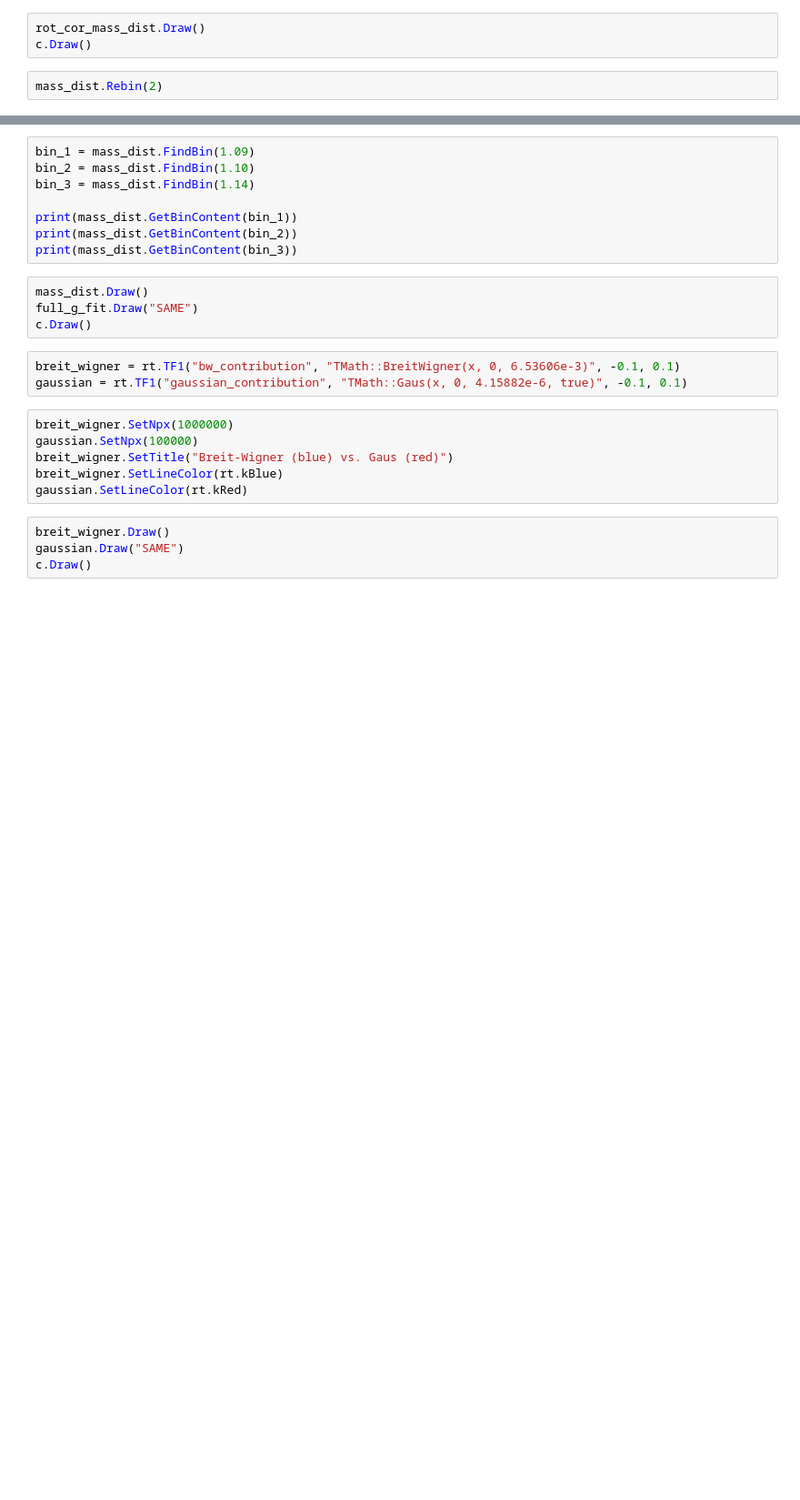
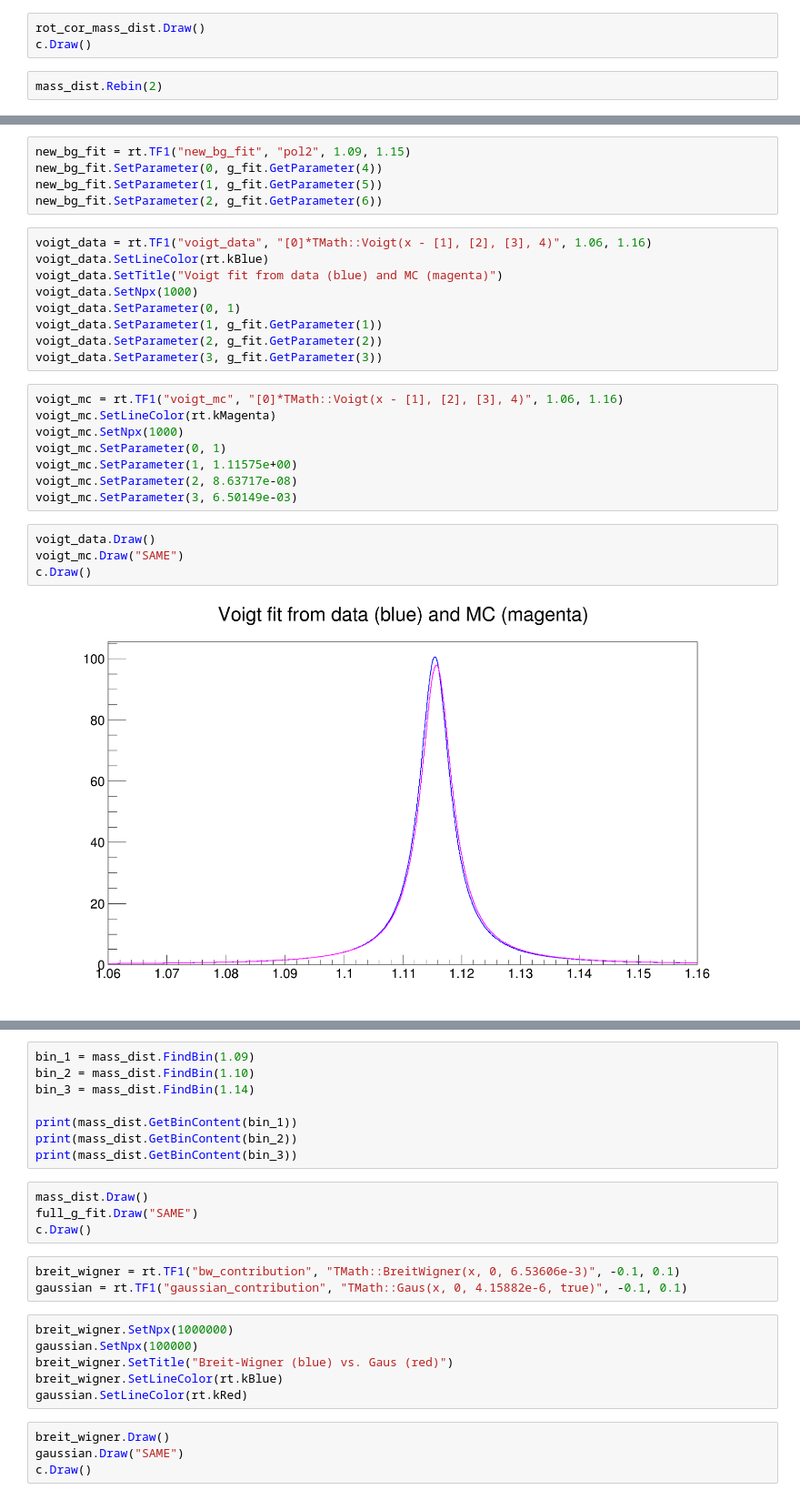
Before and after one commit to rhanniga/lambda-over-hadron, a Jupyter notebook: data/offline/gauss_mass_fit.ipynb, the cells around one changed output, grey strips where cells are left out. Shown at 91% size. Cells and saved outputs as stored; diff of their text form; blank space fills up the shorter version.

```diff
--- a/data/offline/gauss_mass_fit.ipynb
+++ b/data/offline/gauss_mass_fit.ipynb
@@ -154,3 +191,31 @@ triggered_mass_dist.Fit(g_fit, "RS")
+# %%
+new_bg_fit = rt.TF1("new_bg_fit", "pol2", 1.09, 1.15)
+new_bg_fit.SetParameter(0, g_fit.GetParameter(4))
+new_bg_fit.SetParameter(1, g_fit.GetParameter(5))
+new_bg_fit.SetParameter(2, g_fit.GetParameter(6))
+# %%
+voigt_data = rt.TF1("voigt_data", "[0]*TMath::Voigt(x - [1], [2], [3], 4)", 1.06, 1.16)
+voigt_data.SetLineColor(rt.kBlue)
+voigt_data.SetTitle("Voigt fit from data (blue) and MC (magenta)")
+voigt_data.SetNpx(1000)
+voigt_data.SetParameter(0, 1)
+voigt_data.SetParameter(1, g_fit.GetParameter(1))
+voigt_data.SetParameter(2, g_fit.GetParameter(2))
+voigt_data.SetParameter(3, g_fit.GetParameter(3))
+# %%
+voigt_mc = rt.TF1("voigt_mc", "[0]*TMath::Voigt(x - [1], [2], [3], 4)", 1.06, 1.16)
+voigt_mc.SetLineColor(rt.kMagenta)
+voigt_mc.SetNpx(1000)
+voigt_mc.SetParameter(0, 1)
+voigt_mc.SetParameter(1, 1.11575e+00)
+voigt_mc.SetParameter(2, 8.63717e-08)
+voigt_mc.SetParameter(3, 6.50149e-03)
+# %%
+voigt_data.Draw()
+voigt_mc.Draw("SAME")
+c.Draw()
+# %% [output]
+[figure, added]
 # %%
 g_fit.SetLineColor(rt.kBlue)
 triggered_mass_dist.Draw()
```
Also changed, not shown: parts of 22 cells of this notebook, 2 other files.
